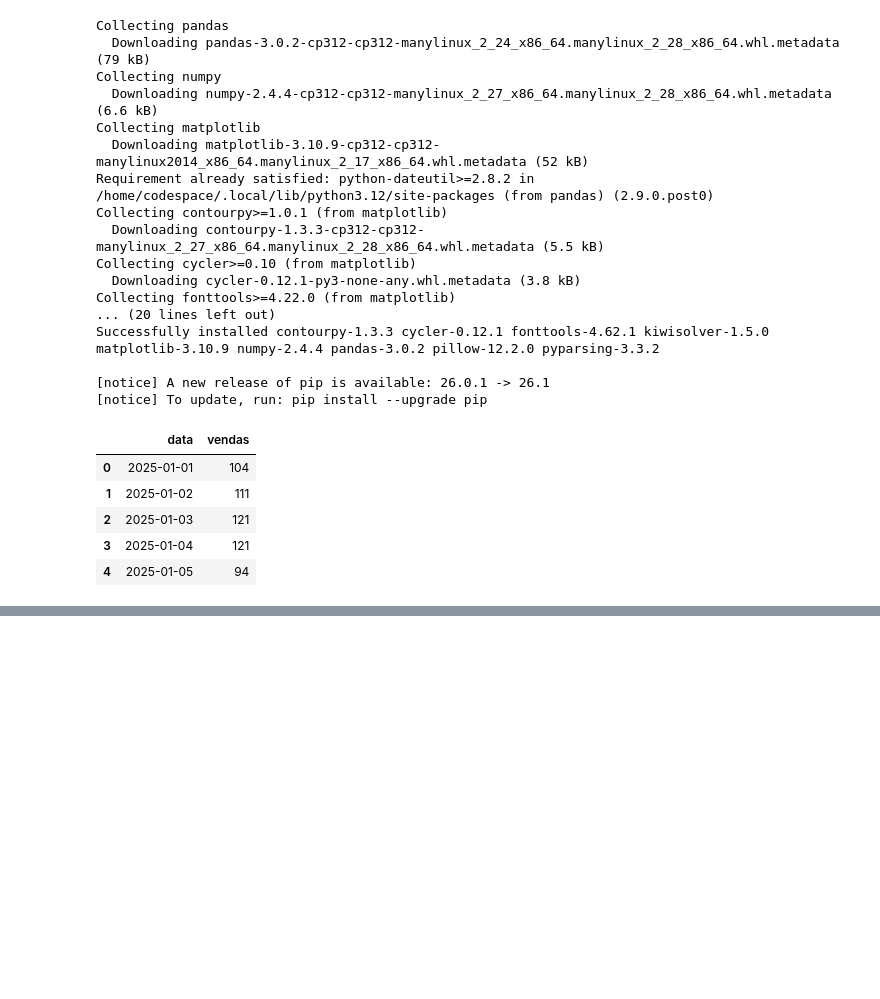
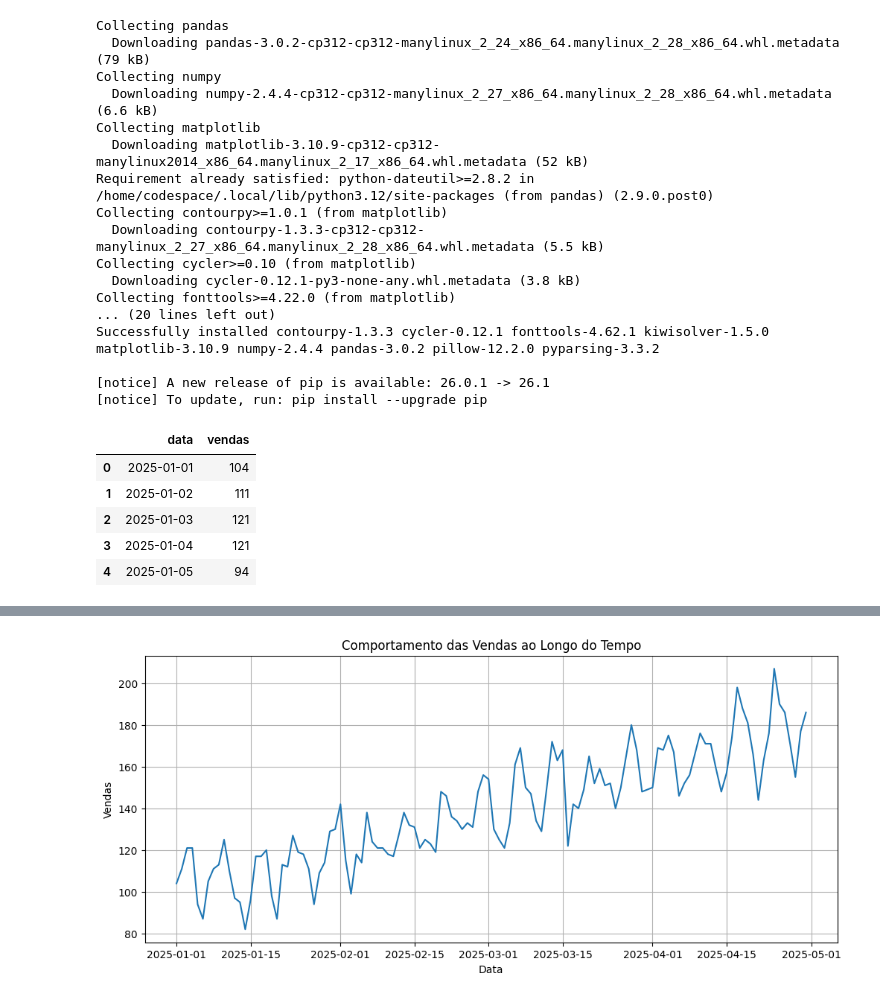
Before and after one commit to jairo-costa/Previsao_de_Demanda_de_Vendas_com_Analise_Exploratoria_e_Baseline, a Jupyter notebook: notebooks/01_previsão_demanda_vendas.ipynb, the cells around one changed output, grey strips where cells are left out. Cells and saved outputs as stored; diff of their text form; code cells hidden in the pictures; blank space fills up the shorter version.

```diff
--- a/notebooks/01_previsão_demanda_vendas.ipynb
+++ b/notebooks/01_previsão_demanda_vendas.ipynb
@@ -88,3 +91,9 @@ df.head()
 | 4 | 2025-01-05 | 94 |
 # %%
 df.to_csv("../data/vendas_simuladas.csv", index=False)
+# %%
+df = pd.read_csv("../data/vendas_simuladas.csv")
+df['data'] = pd.to_datetime(df['data'])
+df.set_index('data', inplace=True)
+
+df.head()
@@ -90,0 +112,10 @@ df.to_csv("../data/vendas_simuladas.csv", index=False)
+# %%
+plt.figure(figsize=(12,5))
+plt.plot(df.index, df['vendas'])
+plt.title('Comportamento das Vendas ao Longo do Tempo')
+plt.xlabel('Data')
+plt.ylabel('Vendas')
+plt.grid()
+plt.show()
+# %% [output]
+[figure, added]
```
Also changed, not shown: parts of 15 cells of this notebook, 2 other files.
